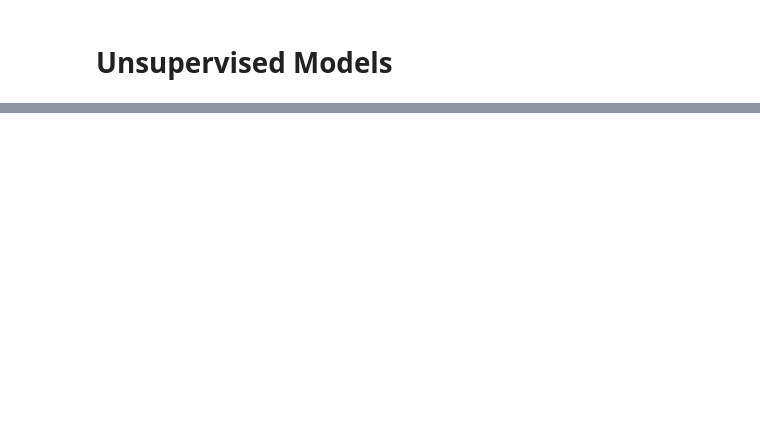
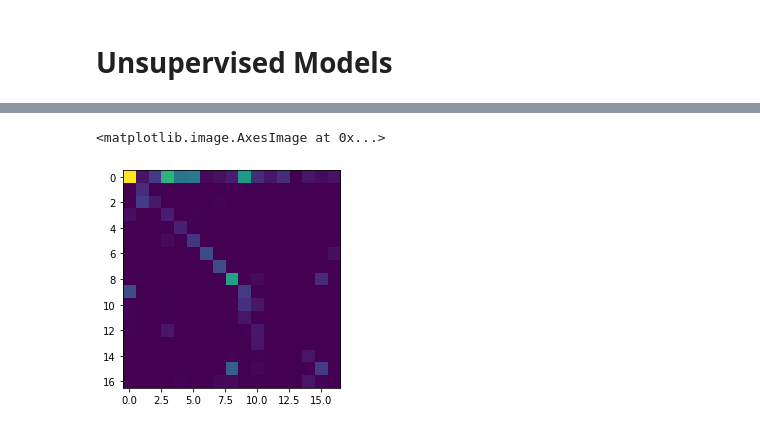
Before and after one commit to Teks5/2022-MAT555E, a Jupyter notebook: HW3/HW3.ipynb, the cells around one changed output, grey strips where cells are left out. Cells and saved outputs as stored; diff of their text form; code cells hidden in the pictures; blank space fills up the shorter version.

```diff
--- a/HW3/HW3.ipynb
+++ b/HW3/HW3.ipynb
@@ -125,17 +160,21 @@ plt.imshow(KM_cm)
 # %%
 classes = len(np.unique(y))
 # %%
+h_train, h_test,hy_train,hy_test = train_test_split(x,y,test_size=0.5,random_state=42)
 start=time.time()
-H_predicted = AgglomerativeClustering(n_clusters=classes).fit_predict(x_test)
+H_predicted = AgglomerativeClustering(n_clusters=classes).fit_predict(h_train)
 end=time.time()
 H_time = (end-start)
 # %%
-H_cm = confusion_matrix(y_test,H_model)
+H_cm = confusion_matrix(hy_train,H_predicted)
 rows, cols = linear_sum_assignment(H_cm,maximize=True)
 H_cm = H_cm[rows,:]
 H_cm = H_cm[:,cols]
-ch_H = chisquare(H_cm)
+ch_H = chisquare(H_cm,axis=None)
 plt.imshow(H_cm)
+# %% [output]
+<matplotlib.image.AxesImage at 0x...>
+[figure, added]
 # %%
 start=time.time()
 DB_Predicted = DBSCAN().fit_predict(x)
```
Also changed, not shown: parts of 16 cells of this notebook.
